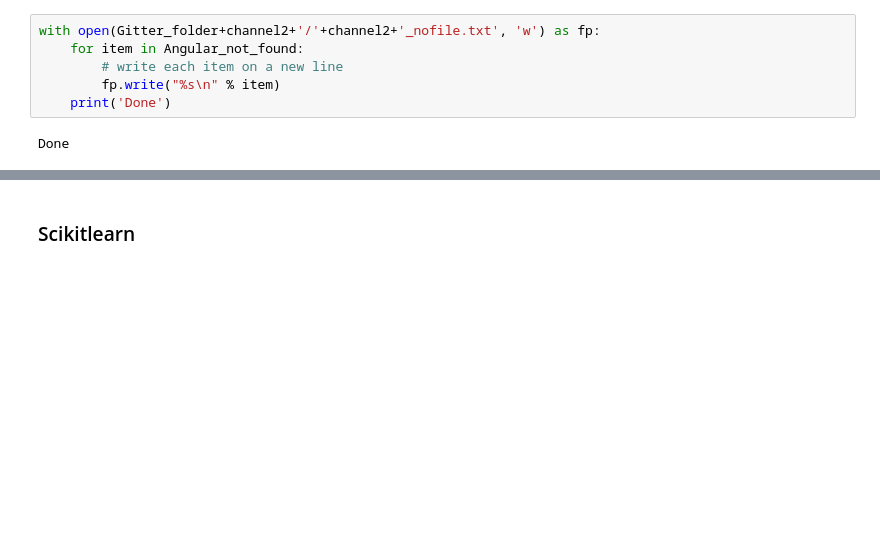
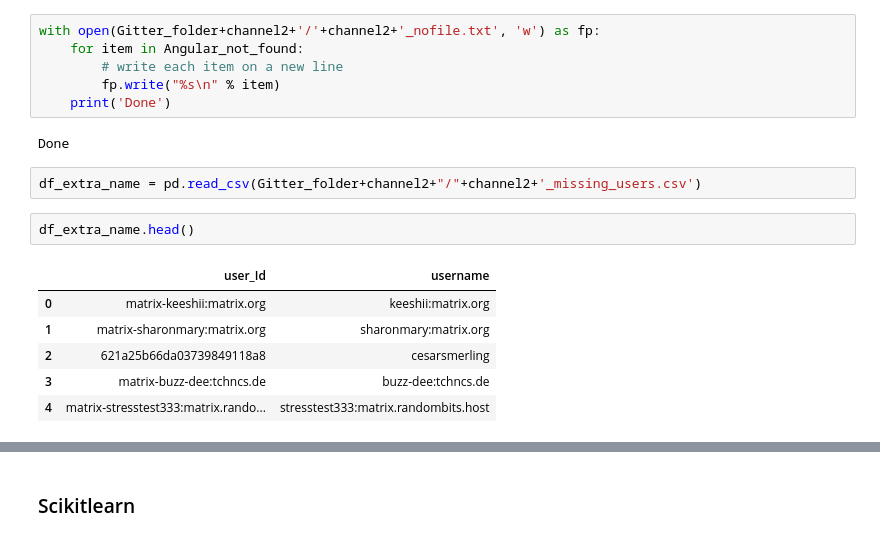
Before and after one commit to NoleWang/Respondent_Recommendation, a Jupyter notebook: Data/tools/GetRepoInfo.ipynb, the cells around one changed output, grey strips where cells are left out. Cells and saved outputs as stored; diff of their text form; blank space fills up the shorter version.

```diff
--- a/Data/tools/GetRepoInfo.ipynb
+++ b/Data/tools/GetRepoInfo.ipynb
@@ -329,3 +330,14 @@ with open(Gitter_folder+channel2+'/'+channel2+'_nofile.txt', 'w') as fp:
     print('Done')
 # %% [output]
 Done
+# %%
+df_extra_name = pd.read_csv(Gitter_folder+channel2+"/"+channel2+'_missing_users.csv')
+# %%
+df_extra_name.head()
+# %% [output]
+|  | user_Id | username |
+| 0 | matrix-keeshii:matrix.org | keeshii:matrix.org |
+| 1 | matrix-sharonmary:matrix.org | sharonmary:matrix.org |
+| 2 | 621a25b66da03739849118a8 | cesarsmerling |
+| 3 | matrix-buzz-dee:tchncs.de | buzz-dee:tchncs.de |
+| 4 | matrix-stresstest333:matrix.rando... | stresstest333:matrix.randombits.host |
```
Also changed, not shown: parts of 8 cells of this notebook, 2 other files.
